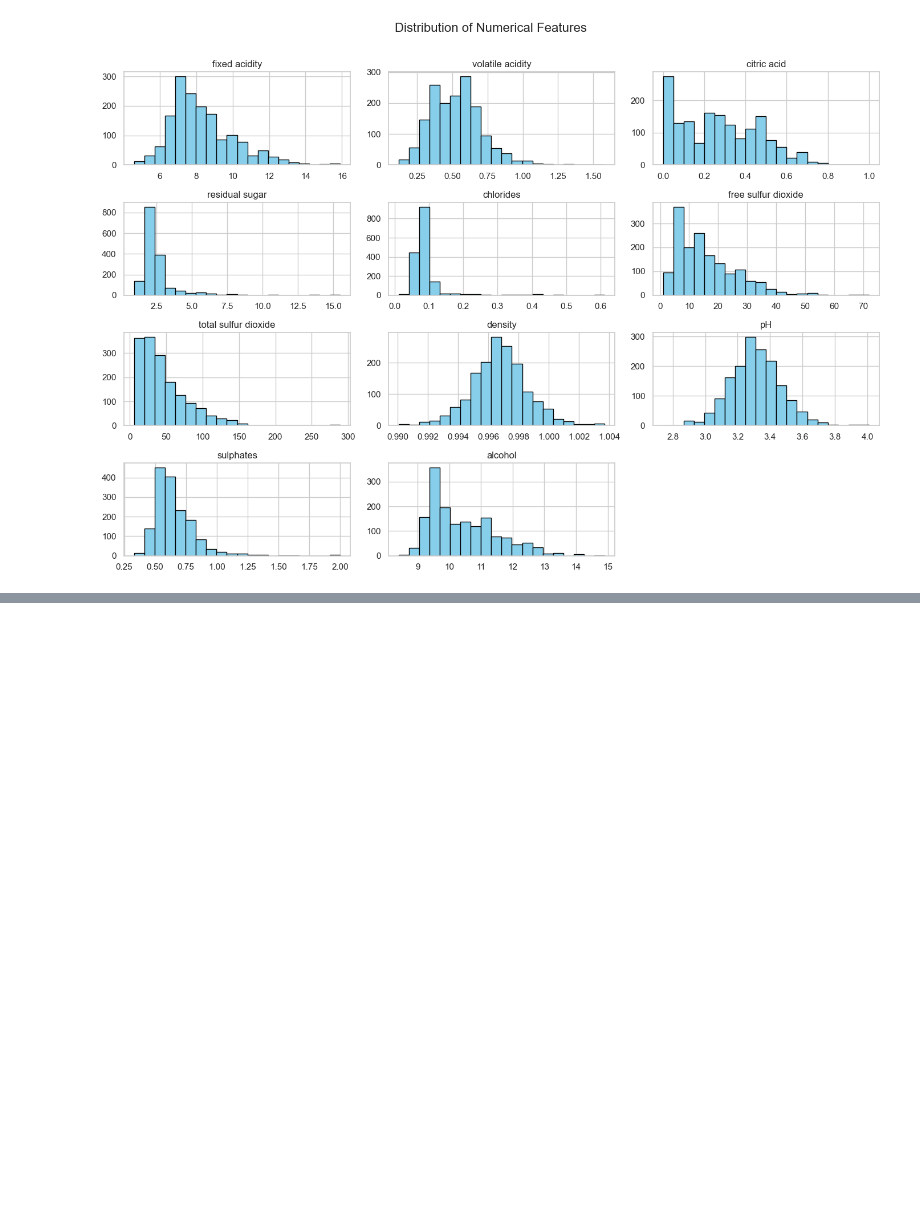
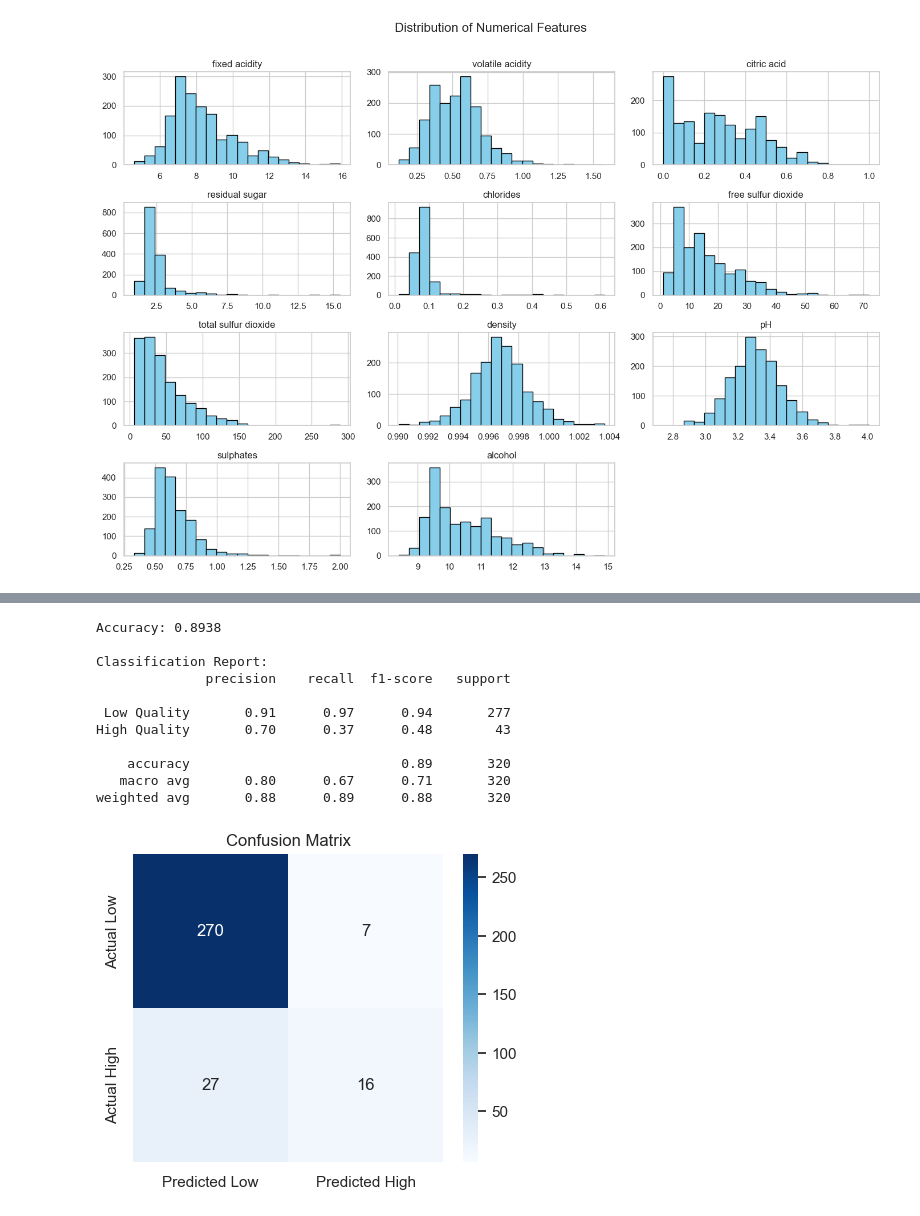
Before and after one commit to izunwaonu/wine-quality-eda, a Jupyter notebook: Assignment1_WineQuality.ipynb, the cells around one changed output, grey strips where cells are left out. Saved outputs shown, nothing was run; the diff lists cells and outputs as text; code cells hidden in the pictures; blank space fills up the shorter version.

```diff
--- a/Assignment1_WineQuality.ipynb
+++ b/Assignment1_WineQuality.ipynb
@@ -171,0 +274,41 @@ plt.show()
+# %%
+# Train a Logistic Regression model
+from sklearn.linear_model import LogisticRegression
+from sklearn.metrics import accuracy_score, classification_report, confusion_matrix
+
+# Initialize and fit the model
+log_reg = LogisticRegression(random_state=42)
+log_reg.fit(X_train_scaled, y_train)
+
+# Make predictions
+y_pred = log_reg.predict(X_test_scaled)
+
+# Evaluate model performance
+accuracy = accuracy_score(y_test, y_pred)
+print(f"Accuracy: {accuracy:.4f}")
+print("\nClassification Report:")
+print(classification_report(y_test, y_pred, target_names=['Low Quality', 'High Quality']))
+
+# Confusion matrix visualization
+import seaborn as sns
+import matplotlib.pyplot as plt
+
+plt.figure(figsize=(5,4))
+sns.heatmap(confusion_matrix(y_test, y_pred), annot=True, fmt='d', cmap='Blues',
+            xticklabels=['Predicted Low', 'Predicted High'],
+            yticklabels=['Actual Low', 'Actual High'])
+plt.title("Confusion Matrix")
+plt.show()
+# %% [output]
+Accuracy: 0.8938
+
+Classification Report:
+              precision    recall  f1-score   support
+
+ Low Quality       0.91      0.97      0.94       277
+High Quality       0.70      0.37      0.48        43
+
+    accuracy                           0.89       320
+   macro avg       0.80      0.67      0.71       320
+weighted avg       0.88      0.89      0.88       320
+[figure, added]
```
Also changed, not shown: parts of 11 cells of this notebook, 3 other files.
